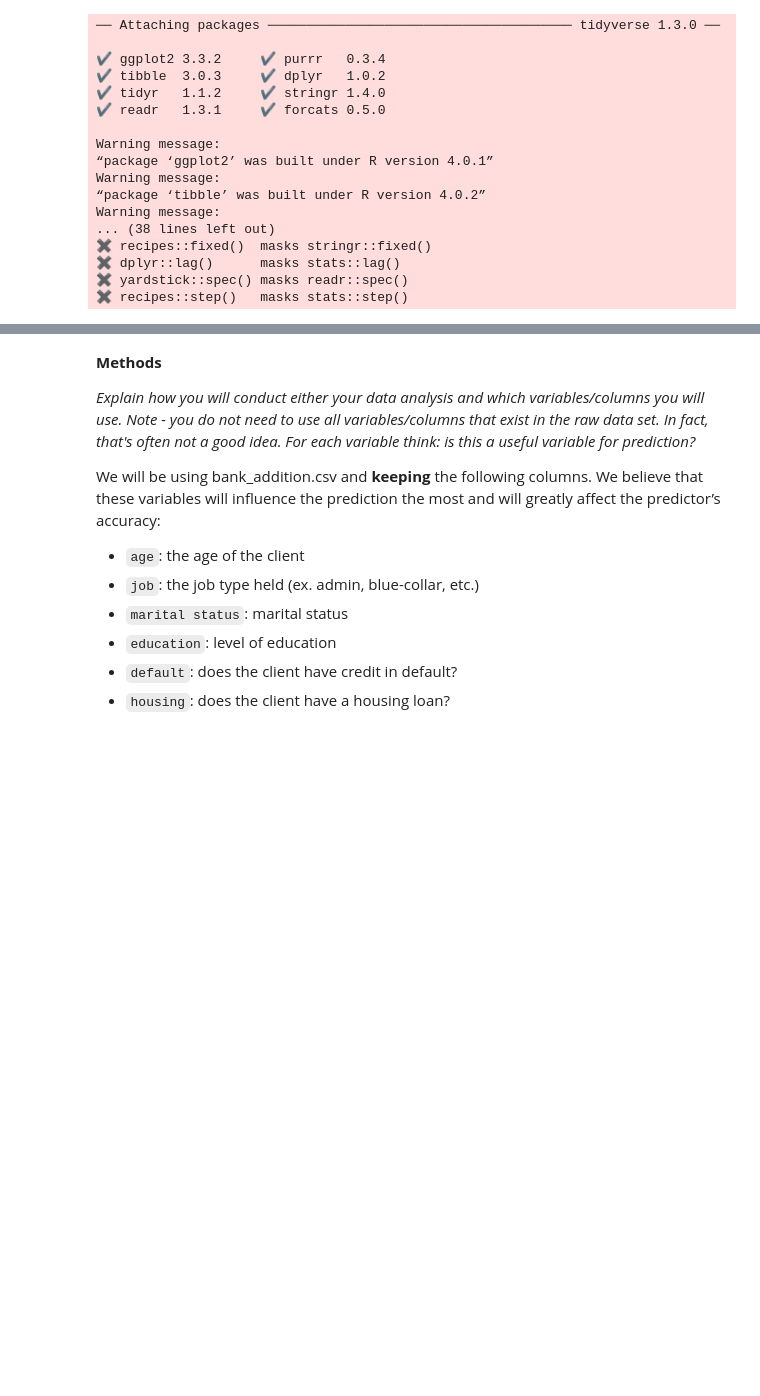
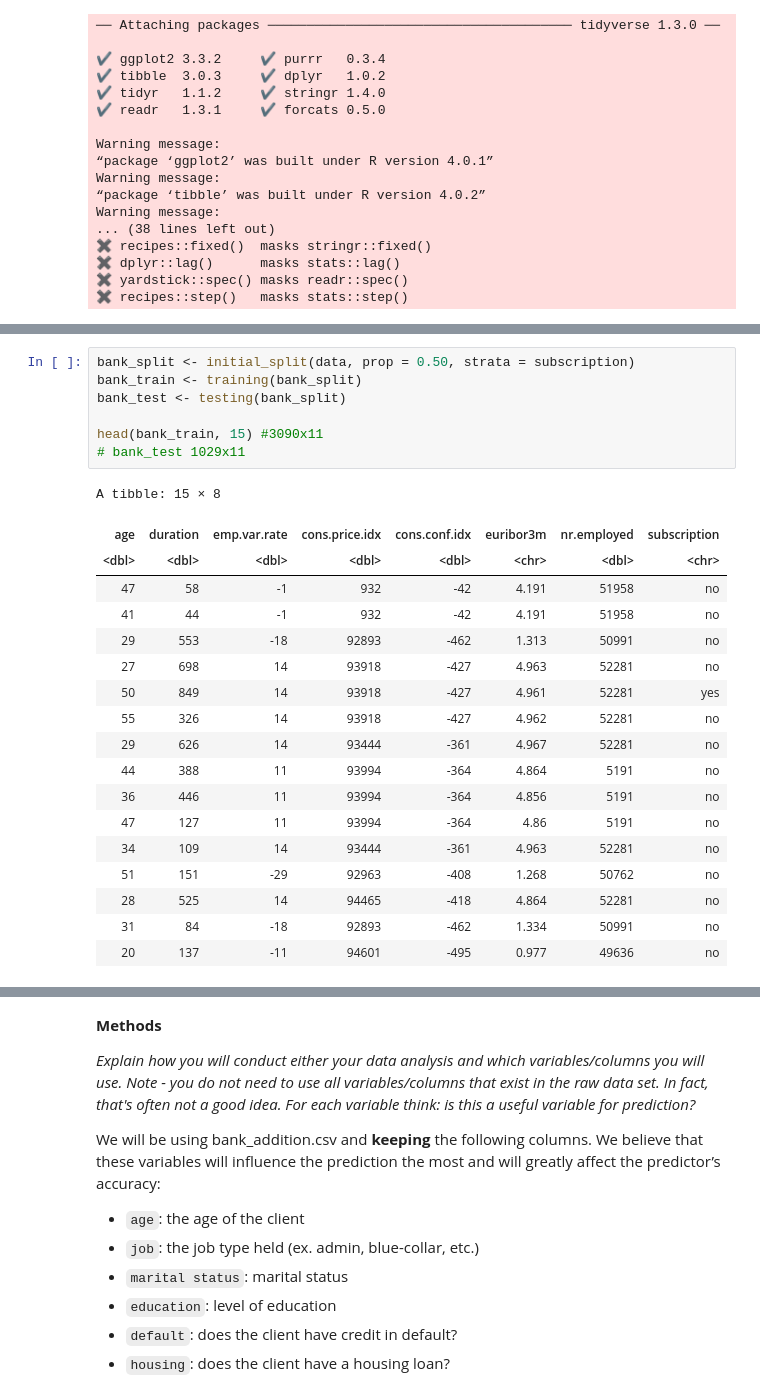
Before and after one commit to darrylmaa/dsci_100_group_project, a Jupyter notebook: project_proposal.ipynb, the cells around one changed output, grey strips where cells are left out. Saved outputs shown, nothing was run; the diff lists cells and outputs as text; blank space fills up the shorter version.

```diff
--- a/project_proposal.ipynb
+++ b/project_proposal.ipynb
@@ -92,0 +93,26 @@ A tibble: 10 × 10
+# %%
+bank_split <- initial_split(data, prop = 0.50, strata = subscription)
+bank_train <- training(bank_split)
+bank_test <- testing(bank_split)
+
+head(bank_train, 15) #3090x11
+# bank_test 1029x11
+# %% [output]
+A tibble: 15 × 8
+| age | duration | emp.var.rate | cons.price.idx | cons.conf.idx | euribor3m | nr.employed | subscription |
+| <dbl> | <dbl> | <dbl> | <dbl> | <dbl> | <chr> | <dbl> | <chr> |
+| 47 | 58 | -1 | 932 | -42 | 4.191 | 51958 | no |
+| 41 | 44 | -1 | 932 | -42 | 4.191 | 51958 | no |
+| 29 | 553 | -18 | 92893 | -462 | 1.313 | 50991 | no |
+| 27 | 698 | 14 | 93918 | -427 | 4.963 | 52281 | no |
+| 50 | 849 | 14 | 93918 | -427 | 4.961 | 52281 | yes |
+| 55 | 326 | 14 | 93918 | -427 | 4.962 | 52281 | no |
+| 29 | 626 | 14 | 93444 | -361 | 4.967 | 52281 | no |
+| 44 | 388 | 11 | 93994 | -364 | 4.864 | 5191 | no |
+| 36 | 446 | 11 | 93994 | -364 | 4.856 | 5191 | no |
+| 47 | 127 | 11 | 93994 | -364 | 4.86 | 5191 | no |
+| 34 | 109 | 14 | 93444 | -361 | 4.963 | 52281 | no |
+| 51 | 151 | -29 | 92963 | -408 | 1.268 | 50762 | no |
+| 28 | 525 | 14 | 94465 | -418 | 4.864 | 52281 | no |
+| 31 | 84 | -18 | 92893 | -462 | 1.334 | 50991 | no |
+| 20 | 137 | -11 | 94601 | -495 | 0.977 | 49636 | no |
```
Also changed, not shown: parts of 5 cells of this notebook.
